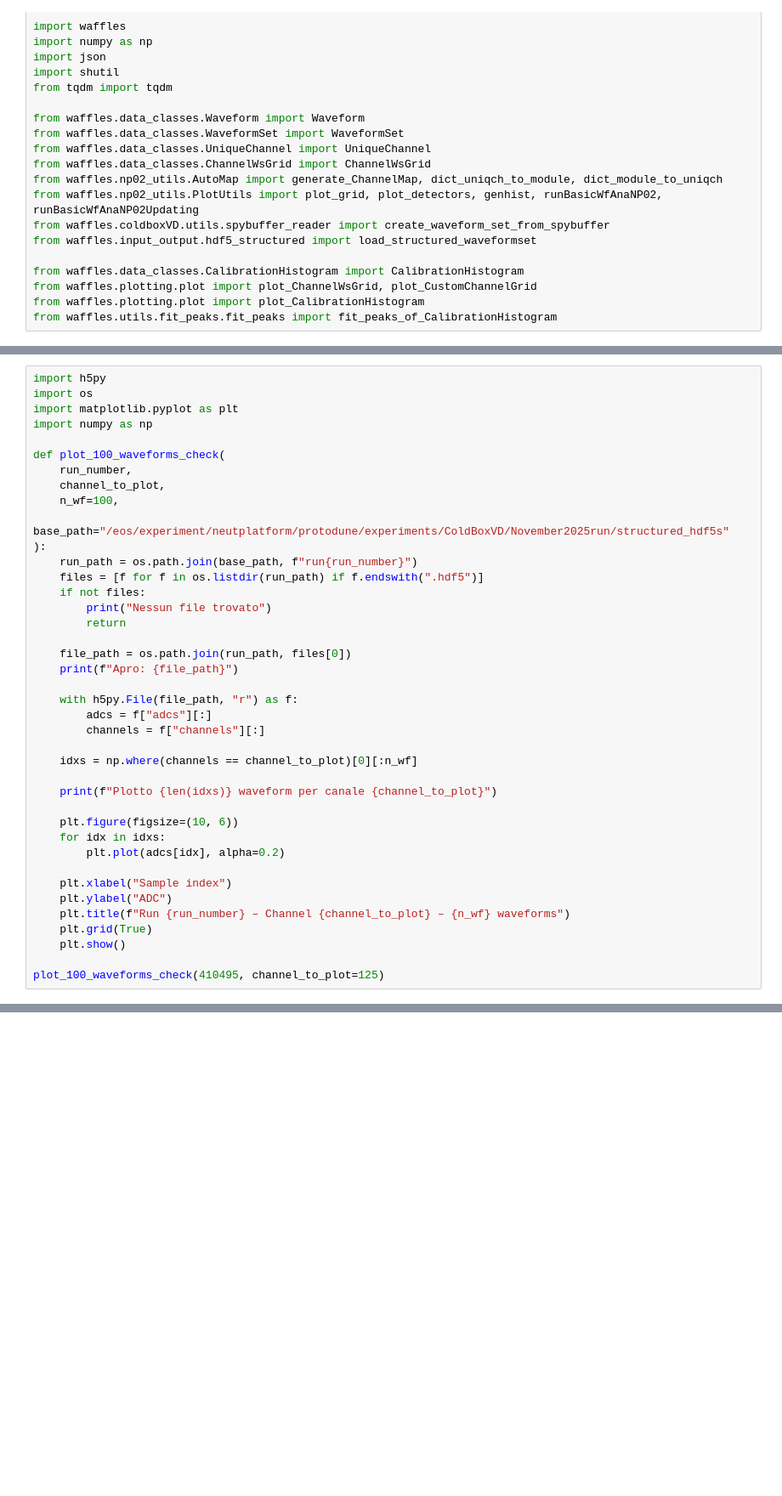
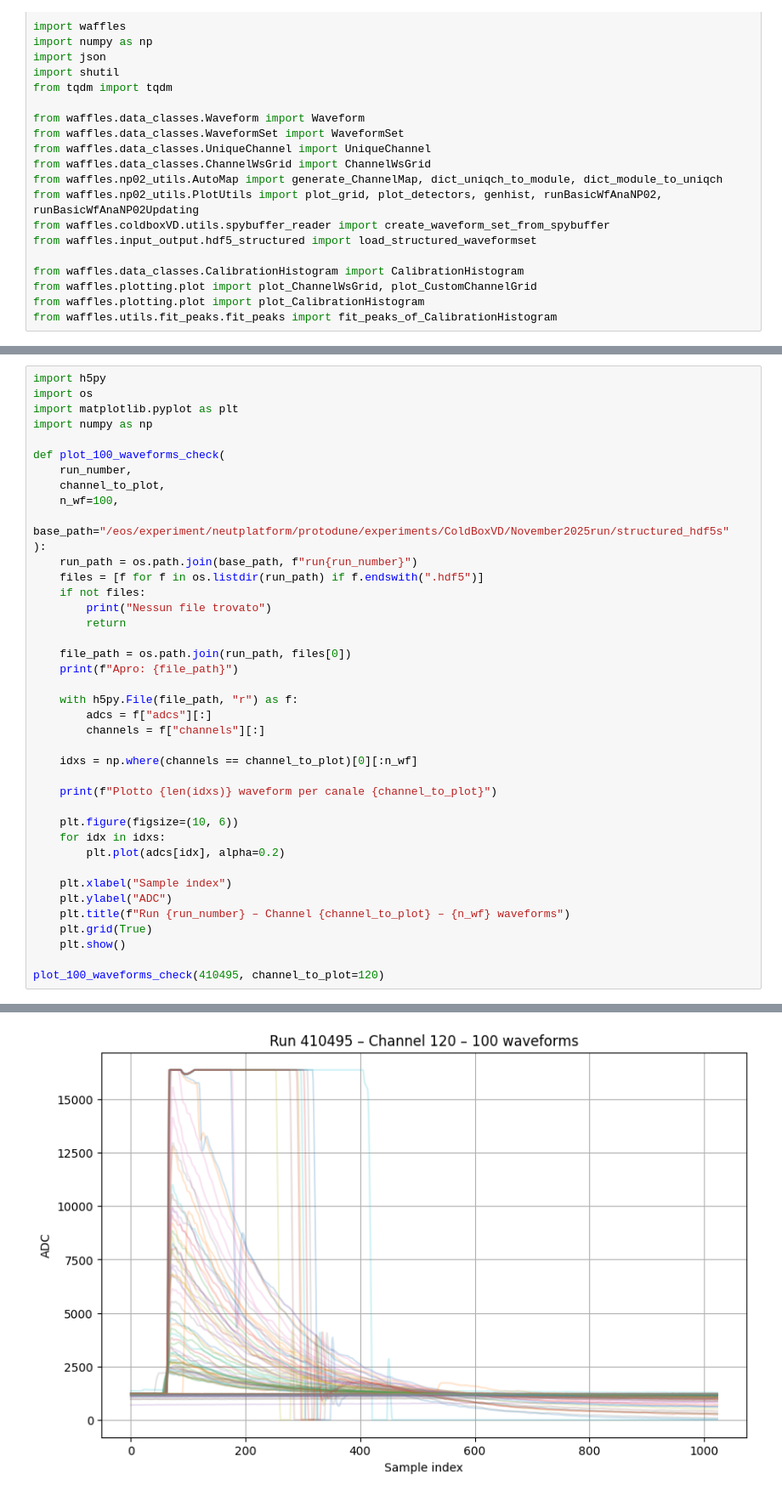
Before and after one commit to DUNE/waffles, a Jupyter notebook: src/waffles/coldboxVD/november_25/vt_coldbox/coldbox_DR.ipynb, the cells around one changed output, grey strips where cells are left out. Shown at 85% size. Cells and saved outputs as stored; diff of their text form; blank space fills up the shorter version.

```diff
--- a/src/waffles/coldboxVD/november_25/vt_coldbox/coldbox_DR.ipynb
+++ b/src/waffles/coldboxVD/november_25/vt_coldbox/coldbox_DR.ipynb
@@ -157,4 +180,5 @@ def plot_100_waveforms_check(
     plt.grid(True)
     plt.show()
 
-plot_100_waveforms_check(410495, channel_to_plot=125)
+plot_100_waveforms_check(410495, channel_to_plot=120)
+# %% [output]
@@ -161,3 +187,4 @@ plot_100_waveforms_check(410495, channel_to_plot=125)
+[figure, added]
 # %%
 import h5py
 import os
```
Also changed, not shown: parts of 4 cells of this notebook, 25 other files.
